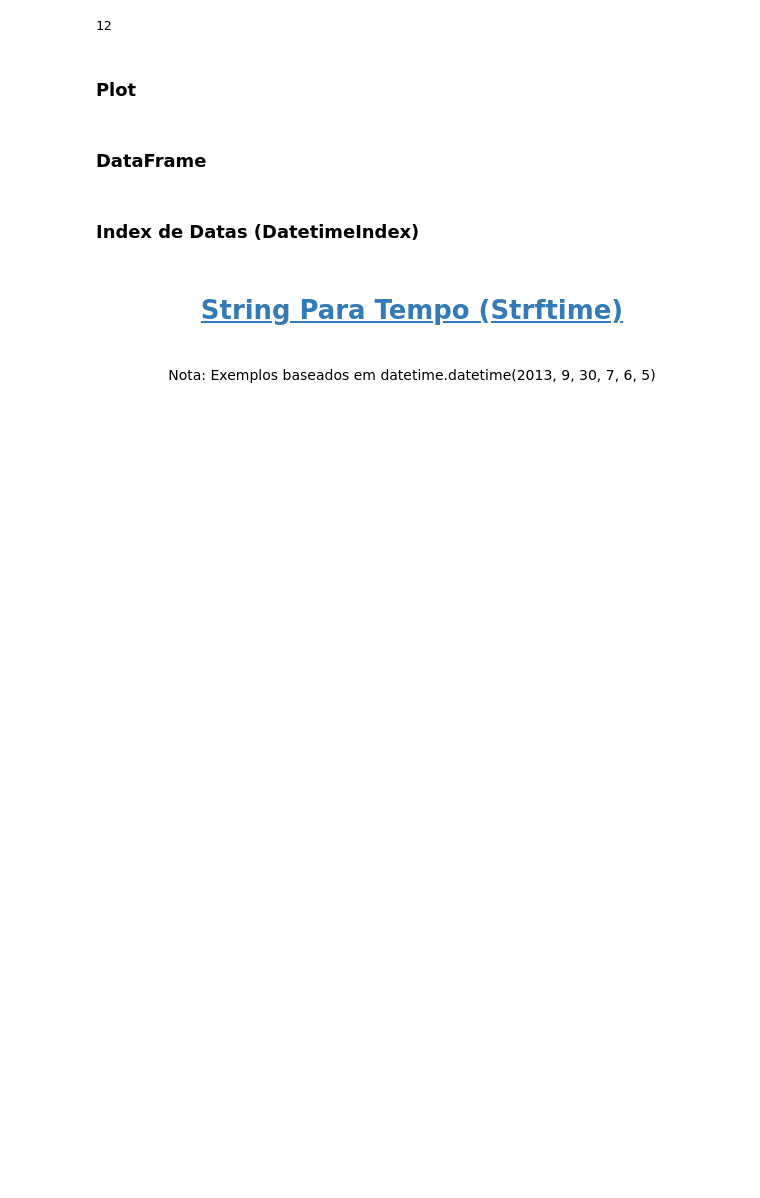
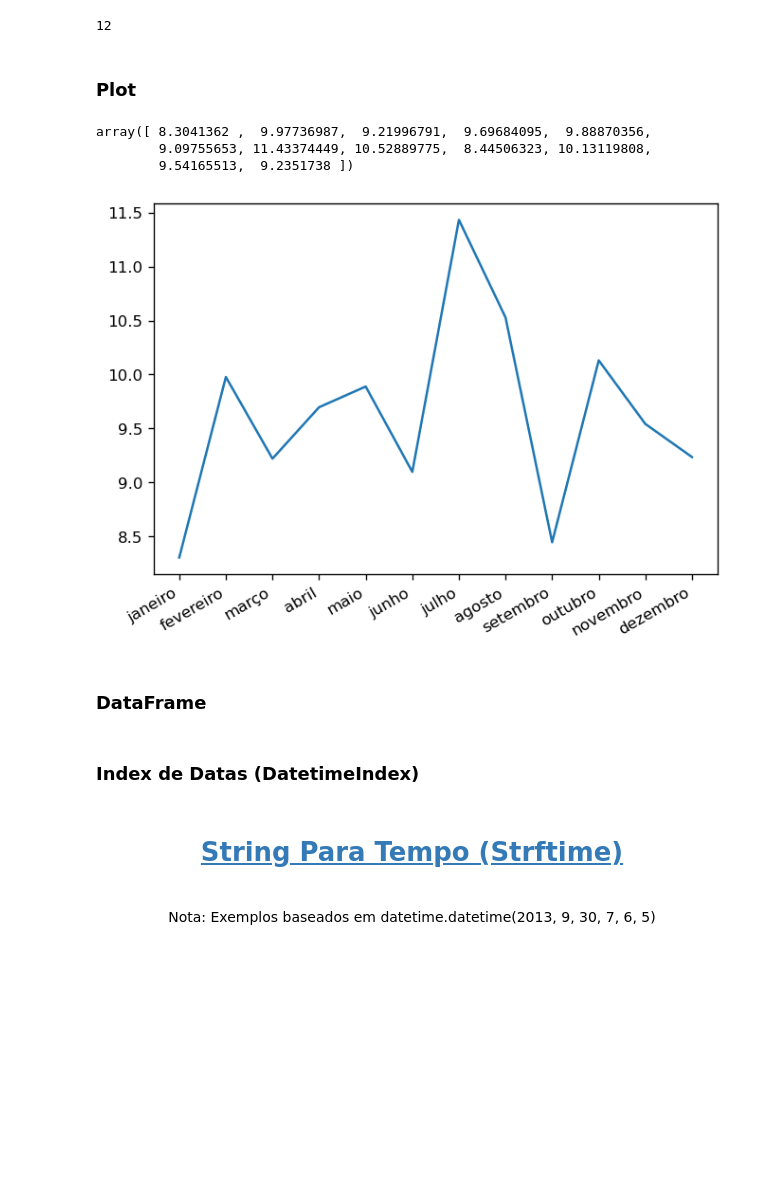
Before and after one commit to phillrog/py-machine-learning, a Jupyter notebook: notebooks/06 - Time Series/Time Series.ipynb, the cells around one changed output. Saved outputs shown, nothing was run; the diff lists cells and outputs as text; code cells hidden in the pictures; blank space fills up the shorter version.

```diff
--- a/notebooks/06 - Time Series/Time Series.ipynb
+++ b/notebooks/06 - Time Series/Time Series.ipynb
@@ -97,6 +97,6 @@ print(tempo)
 start = '01-01-2024'
 end = '31-12-2024'
 # %%
-x = pd.date_range(start, end, freq='MS').strftime('%d-%b-%y %A')
+x = pd.date_range(start, end, freq='MS').strftime('%B')
 x
 # %% [output]
@@ -112,6 +109,20 @@ len(x)
 12
 # %% [markdown]
 ### Plot
+# %%
+y = np.random.normal(10,1,12) # 12 elementos | com média 10 | e desvio de 1
+y
+# %% [output]
+array([ 8.3041362 ,  9.97736987,  9.21996791,  9.69684095,  9.88870356,
+        9.09755653, 11.43374449, 10.52889775,  8.44506323, 10.13119808,
+        9.54165513,  9.2351738 ])
+# %%
+f, ax = plt.subplots(dpi=120)
+ax.plot(x, y)
+f.autofmt_xdate()
+plt.show()
+# %% [output]
+[figure, added]
 # %% [markdown]
 ### DataFrame
 # %% [markdown]
```
Also changed, not shown: parts of 1 cell of this notebook.
